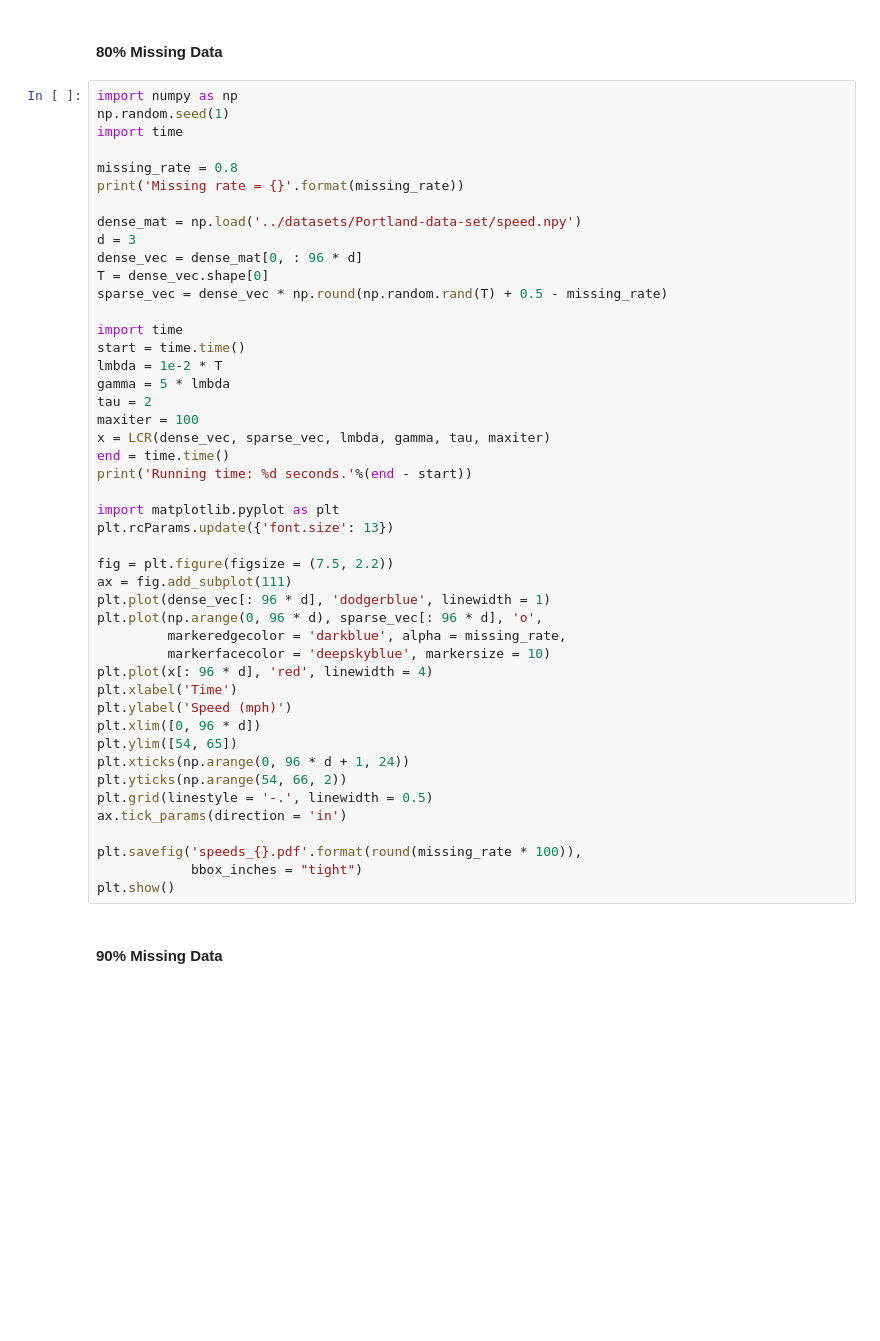
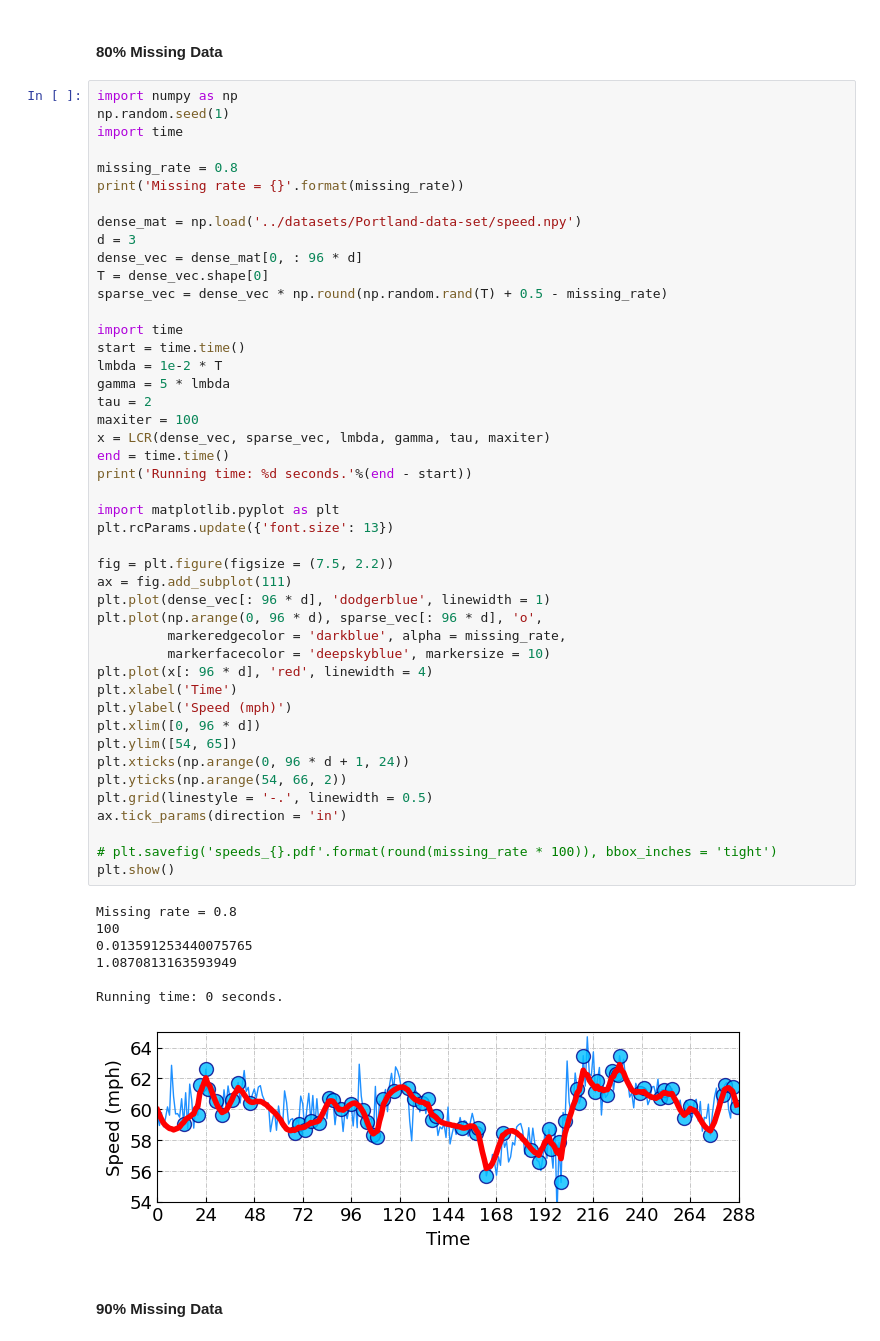
Before and after one commit to xinychen/LCR, a Jupyter notebook: univariate-models/LCR.ipynb, the cells around one changed output. Cells and saved outputs as stored; diff of their text form; blank space fills up the shorter version.

```diff
--- a/univariate-models/LCR.ipynb
+++ b/univariate-models/LCR.ipynb
@@ -251,35 +255,42 @@ sparse_vec = dense_vec * np.round(np.random.rand(T) + 0.5 - missing_rate)
 import time
 start = time.time()
 lmbda = 1e-2 * T
 gamma = 5 * lmbda
 tau = 2
 maxiter = 100
 x = LCR(dense_vec, sparse_vec, lmbda, gamma, tau, maxiter)
 end = time.time()
 print('Running time: %d seconds.'%(end - start))
 
 import matplotlib.pyplot as plt
 plt.rcParams.update({'font.size': 13})
 
 fig = plt.figure(figsize = (7.5, 2.2))
 ax = fig.add_subplot(111)
 plt.plot(dense_vec[: 96 * d], 'dodgerblue', linewidth = 1)
 plt.plot(np.arange(0, 96 * d), sparse_vec[: 96 * d], 'o',
          markeredgecolor = 'darkblue', alpha = missing_rate,
          markerfacecolor = 'deepskyblue', markersize = 10)
 plt.plot(x[: 96 * d], 'red', linewidth = 4)
 plt.xlabel('Time')
 plt.ylabel('Speed (mph)')
 plt.xlim([0, 96 * d])
 plt.ylim([54, 65])
 plt.xticks(np.arange(0, 96 * d + 1, 24))
 plt.yticks(np.arange(54, 66, 2))
 plt.grid(linestyle = '-.', linewidth = 0.5)
 ax.tick_params(direction = 'in')
 
-plt.savefig('speeds_{}.pdf'.format(round(missing_rate * 100)),
-            bbox_inches = "tight")
+# plt.savefig('speeds_{}.pdf'.format(round(missing_rate * 100)), bbox_inches = 'tight')
 plt.show()
+# %% [output]
+Missing rate = 0.8
+100
+0.013591253440075765
+1.0870813163593949
+
+Running time: 0 seconds.
+[figure, added]
 # %% [markdown]
 #### 90% Missing Data
 # %%
```
Also changed, not shown: parts of 8 cells of this notebook.
